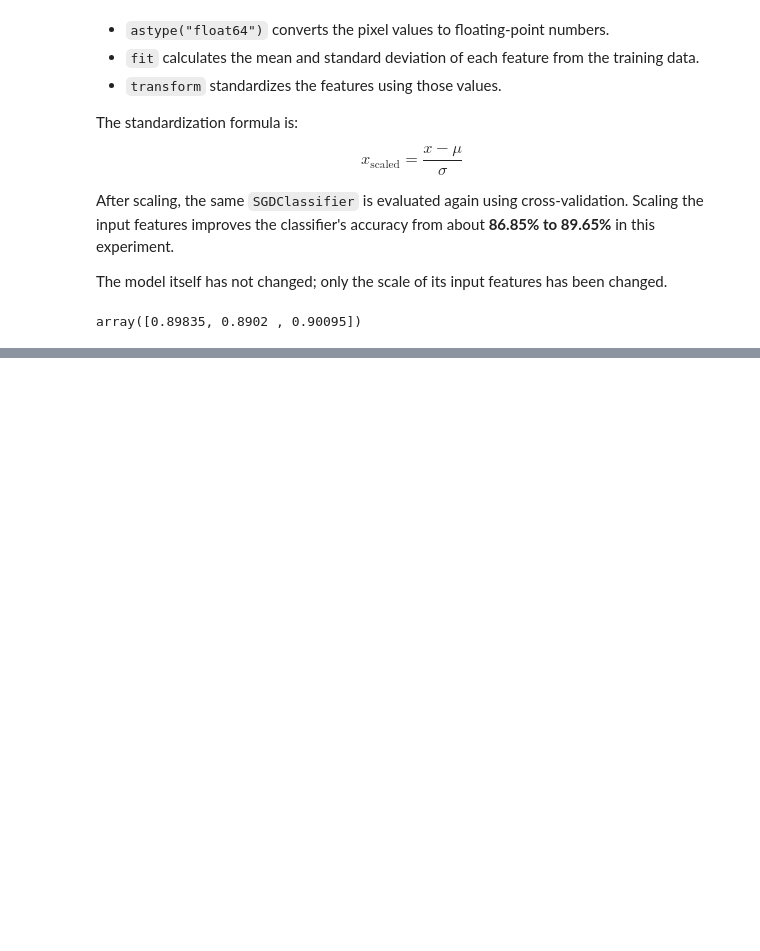
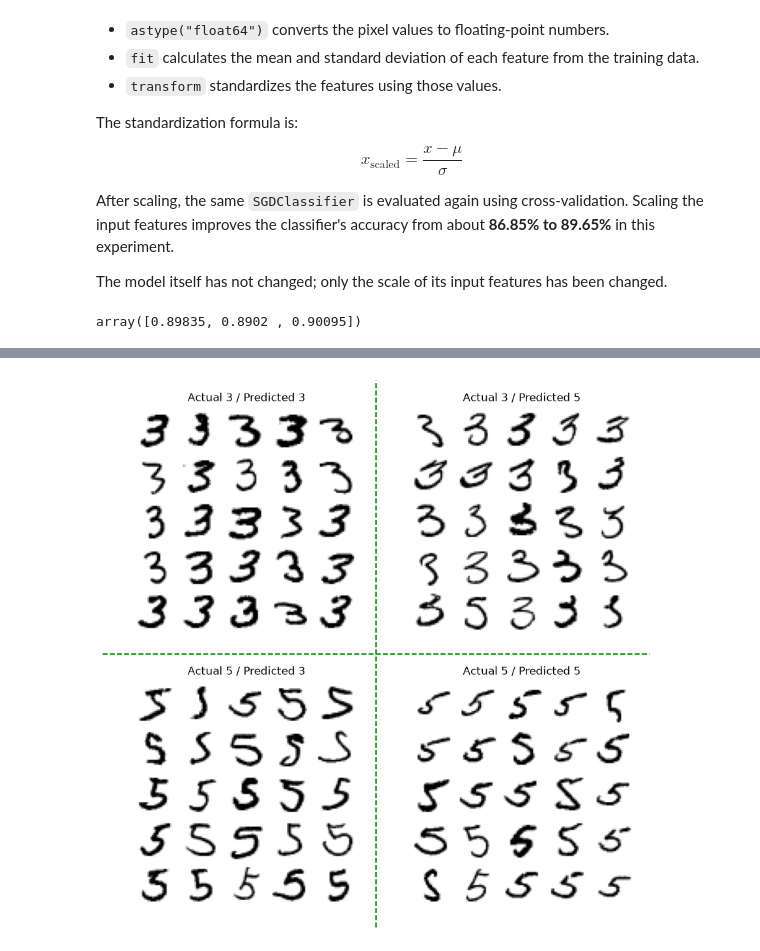
Before and after one commit to MuhammadHoseinYeganeh/MNIST-project, a Jupyter notebook: mnist.ipynb, the cells around one changed output, grey strips where cells are left out. Drawn from its saved outputs; the diff is of its cells as text; code cells hidden in the pictures; blank space fills up the shorter version.

```diff
--- a/mnist.ipynb
+++ b/mnist.ipynb
@@ -1123,0 +1244,47 @@ array([0.89835, 0.8902 , 0.90095])
+# %%
+cl_a, cl_b = '3', '5'
+X_aa = X_train[(y_train == cl_a) & (y_train_pred == cl_a)]
+X_ab = X_train[(y_train == cl_a) & (y_train_pred == cl_b)]
+X_ba = X_train[(y_train == cl_b) & (y_train_pred == cl_a)]
+X_bb = X_train[(y_train == cl_b) & (y_train_pred == cl_b)]
+# %%
+fig, axes = plt.subplots(2, 2, figsize=(10, 10))
+
+groups = [
+    (X_aa, "Actual 3 / Predicted 3"),
+    (X_ab, "Actual 3 / Predicted 5"),
+    (X_ba, "Actual 5 / Predicted 3"),
+    (X_bb, "Actual 5 / Predicted 5")
+]
+
+for ax, (images, title) in zip(axes.ravel(), groups):
+    images = images[:25]
+
+    grid = images.reshape(5, 5, 28, 28)
+    combined = grid.transpose(0, 2, 1, 3).reshape(140, 140)
+
+    ax.imshow(combined, cmap="binary")
+    ax.set_title(title)
+    ax.axis("off")
+
+fig.lines.append(
+    plt.Line2D(
+        [0.5, 0.5], [0.08, 0.92],
+        transform=fig.transFigure,
+        linestyle="--",
+        c="green"
+    )
+)
+
+fig.lines.append(
+    plt.Line2D(
+        [0.08, 0.92], [0.5, 0.5],
+        transform=fig.transFigure,
+        linestyle="--",
+        c="green"
+    )
+)
+
+plt.show()
+# %% [output]
+[figure, added]
```
Also changed, not shown: parts of 14 cells of this notebook.
